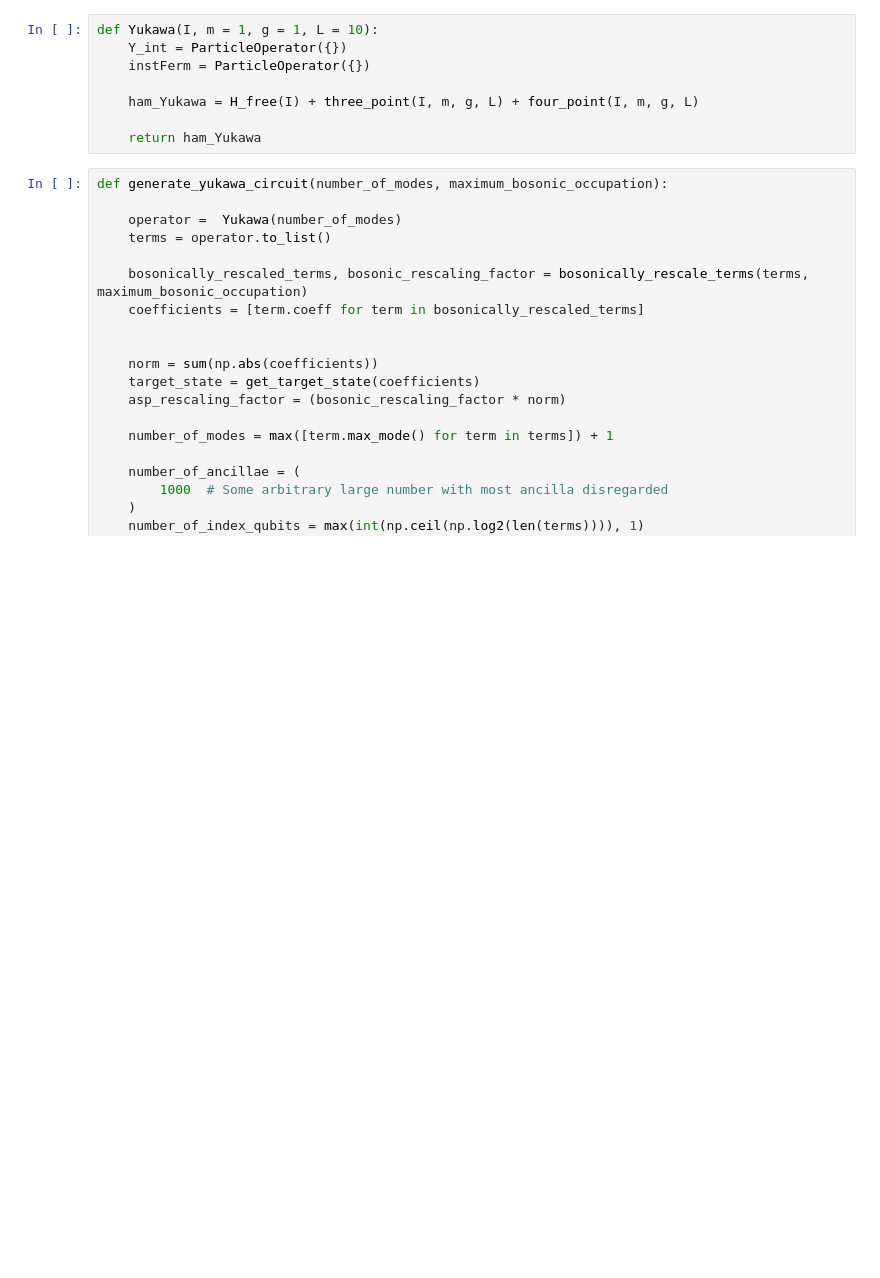
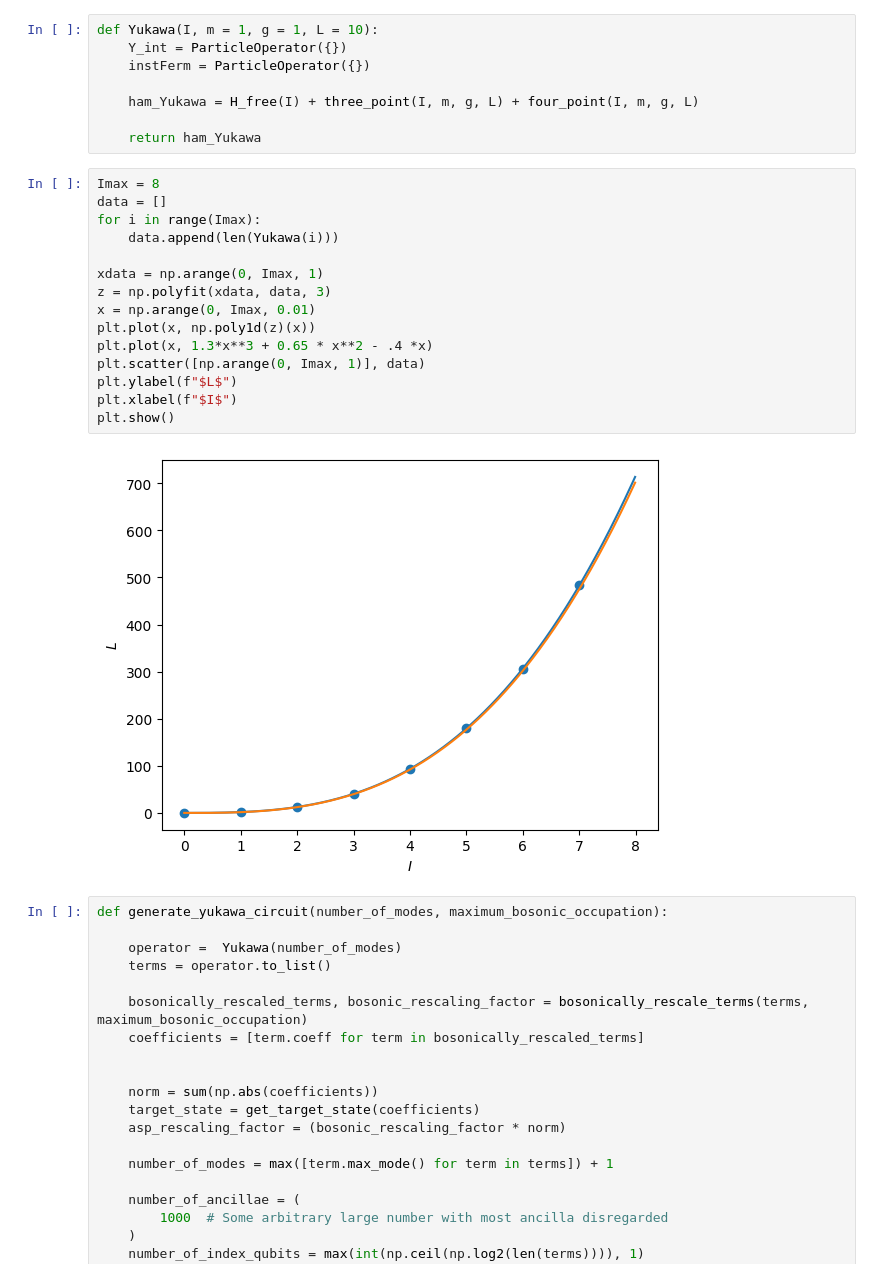
Before and after one commit to Tufts-QIQC/LOBE, a Jupyter notebook: notebooks/yukawa.ipynb, the cells around one changed output. Drawn from its saved outputs; the diff is of its cells as text; blank space fills up the shorter version.

Commit message:
Add plot of L vs. I

```diff
--- a/notebooks/yukawa.ipynb
+++ b/notebooks/yukawa.ipynb
@@ -151,6 +151,23 @@ def Yukawa(I, m = 1, g = 1, L = 10):
     ham_Yukawa = H_free(I) + three_point(I, m, g, L) + four_point(I, m, g, L)
 
     return ham_Yukawa
+# %%
+Imax = 8
+data = []
+for i in range(Imax):
+    data.append(len(Yukawa(i)))
+
+xdata = np.arange(0, Imax, 1)
+z = np.polyfit(xdata, data, 3)
+x = np.arange(0, Imax, 0.01)
+plt.plot(x, np.poly1d(z)(x))
+plt.plot(x, 1.3*x**3 + 0.65 * x**2 - .4 *x)
+plt.scatter([np.arange(0, Imax, 1)], data)
+plt.ylabel(f"$L$")
+plt.xlabel(f"$I$")
+plt.show()
+# %% [output]
+[figure, added]
 # %%
 def generate_yukawa_circuit(number_of_modes, maximum_bosonic_occupation):
 
```
